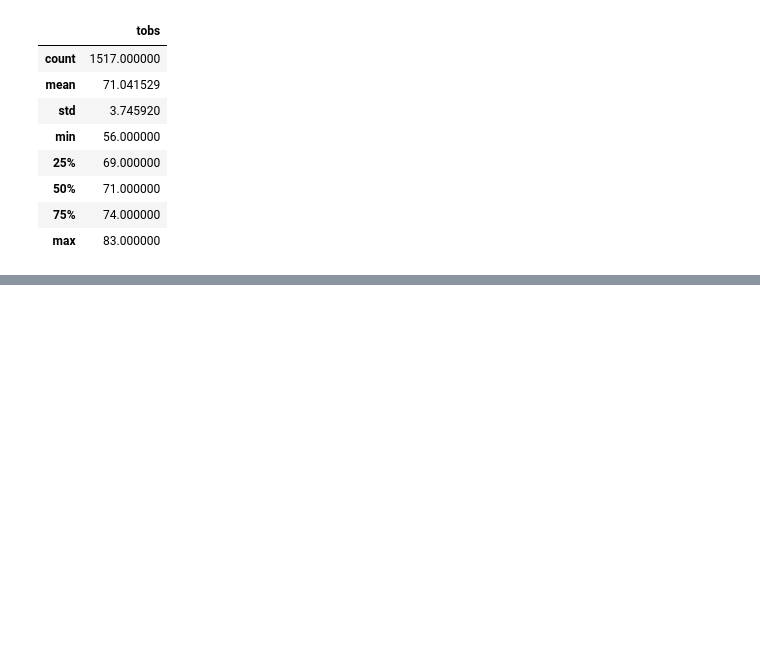
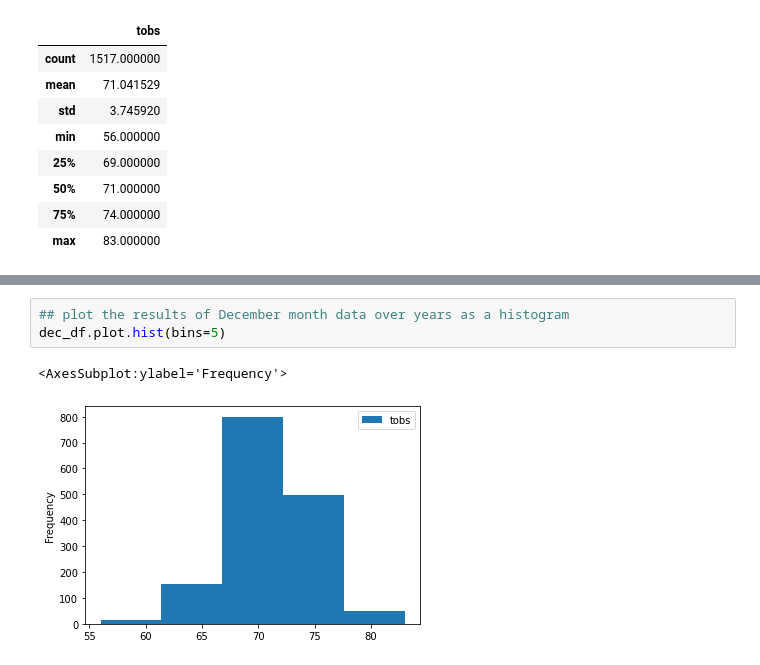
Before and after one commit to mshariqnaeem/surfs_up, a Jupyter notebook: SurfsUp_Challenge.ipynb, the cells around one changed output, grey strips where cells are left out. Cells and saved outputs as stored; diff of their text form; blank space fills up the shorter version.

```diff
--- a/SurfsUp_Challenge.ipynb
+++ b/SurfsUp_Challenge.ipynb
@@ -77,0 +86,6 @@ dec_df.describe()
+# %%
+## plot the results of December month data over years as a histogram
+dec_df.plot.hist(bins=5)
+# %% [output]
+<AxesSubplot:ylabel='Frequency'>
+[figure, added]
```
Also changed, not shown: parts of 8 cells of this notebook.
